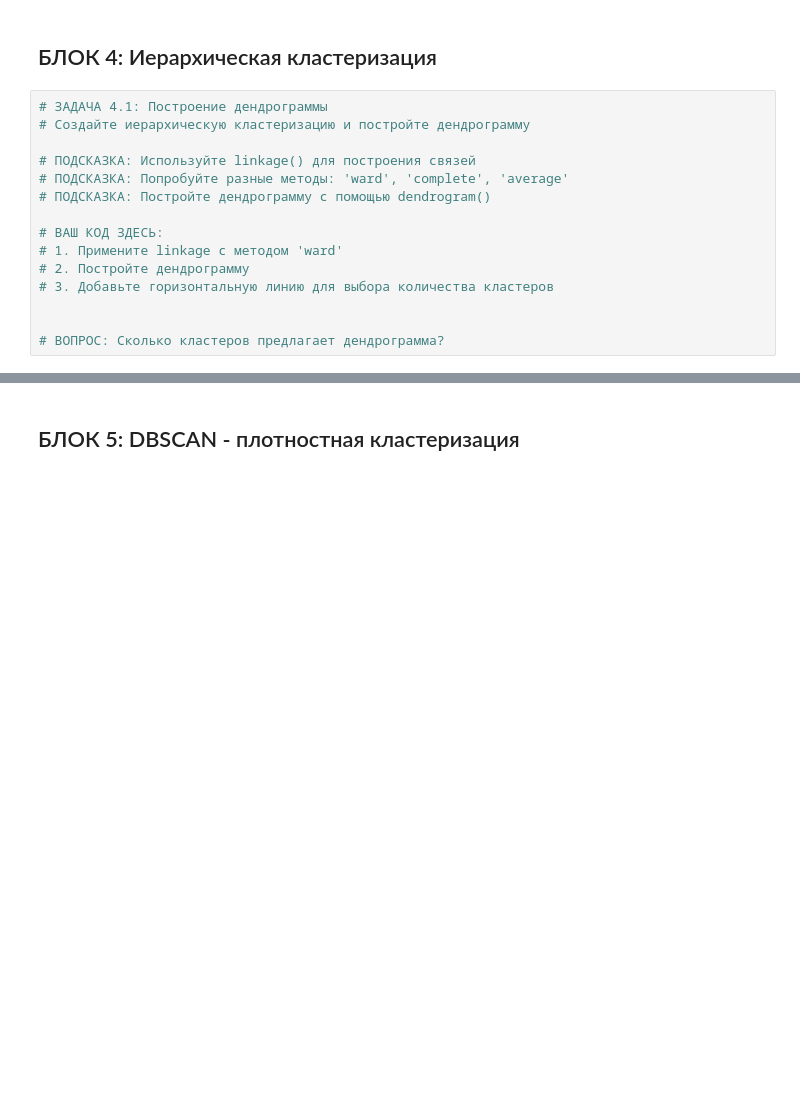
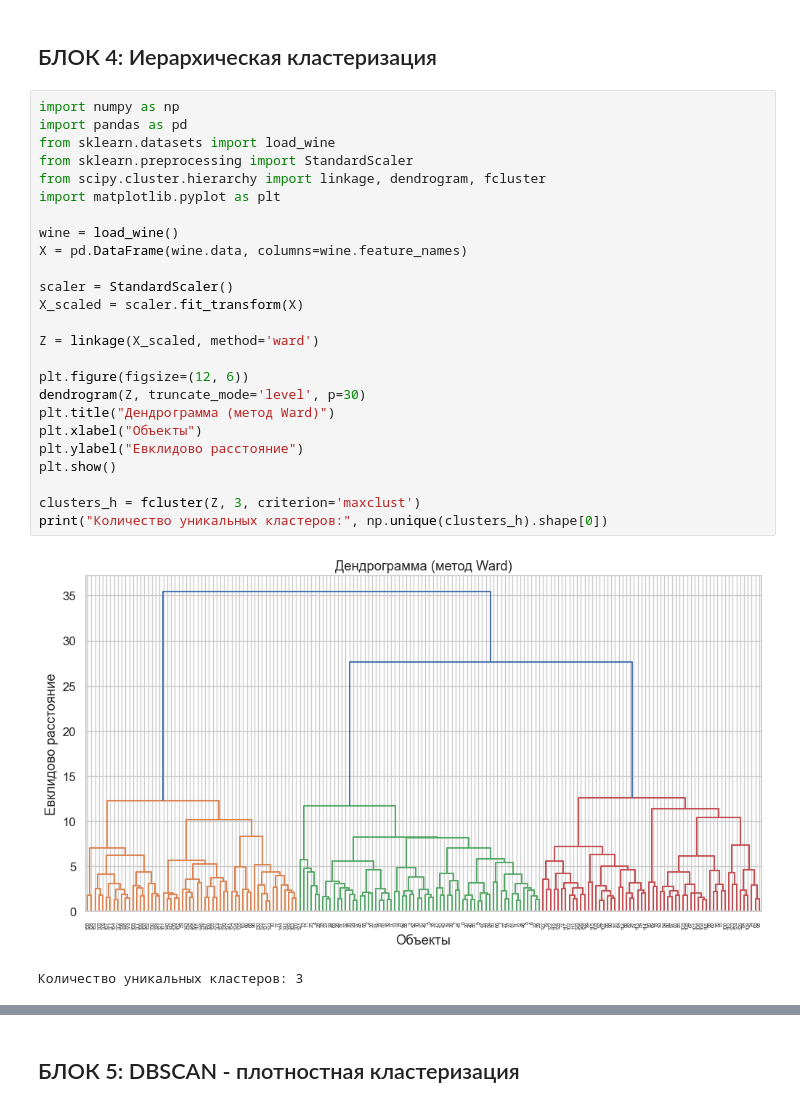
Before and after one commit to rtlssp/iad_pr5, a Jupyter notebook: unsupervised_learning_practice_ru.ipynb, the cells around one changed output, grey strips where cells are left out. Cells and saved outputs as stored; diff of their text form; blank space fills up the shorter version.

```diff
--- a/unsupervised_learning_practice_ru.ipynb
+++ b/unsupervised_learning_practice_ru.ipynb
@@ -173,18 +335,31 @@ print("Библиотеки машинного обучения загружен
 # %% [markdown]
 ## БЛОК 4: Иерархическая кластеризация
 # %%
-# ЗАДАЧА 4.1: Построение дендрограммы
-# Создайте иерархическую кластеризацию и постройте дендрограмму
+import numpy as np
+import pandas as pd
+from sklearn.datasets import load_wine
+from sklearn.preprocessing import StandardScaler
+from scipy.cluster.hierarchy import linkage, dendrogram, fcluster
+import matplotlib.pyplot as plt
 
-# ПОДСКАЗКА: Используйте linkage() для построения связей
-# ПОДСКАЗКА: Попробуйте разные методы: 'ward', 'complete', 'average'
-# ПОДСКАЗКА: Постройте дендрограмму с помощью dendrogram()
+wine = load_wine()
+X = pd.DataFrame(wine.data, columns=wine.feature_names)
 
-# ВАШ КОД ЗДЕСЬ:
-# 1. Примените linkage с методом 'ward'
-# 2. Постройте дендрограмму
-# 3. Добавьте горизонтальную линию для выбора количества кластеров
+scaler = StandardScaler()
+X_scaled = scaler.fit_transform(X)
 
+Z = linkage(X_scaled, method='ward')
 
-# ВОПРОС: Сколько кластеров предлагает дендрограмма?
+plt.figure(figsize=(12, 6))
+dendrogram(Z, truncate_mode='level', p=30)
+plt.title("Дендрограмма (метод Ward)")
+plt.xlabel("Объекты")
+plt.ylabel("Евклидово расстояние")
+plt.show()
+
+clusters_h = fcluster(Z, 3, criterion='maxclust')
+print("Количество уникальных кластеров:", np.unique(clusters_h).shape[0])
+# %% [output]
+[figure, added]
+Количество уникальных кластеров: 3
 # %%
```
Also changed, not shown: parts of 18 cells of this notebook, 1 other file.
